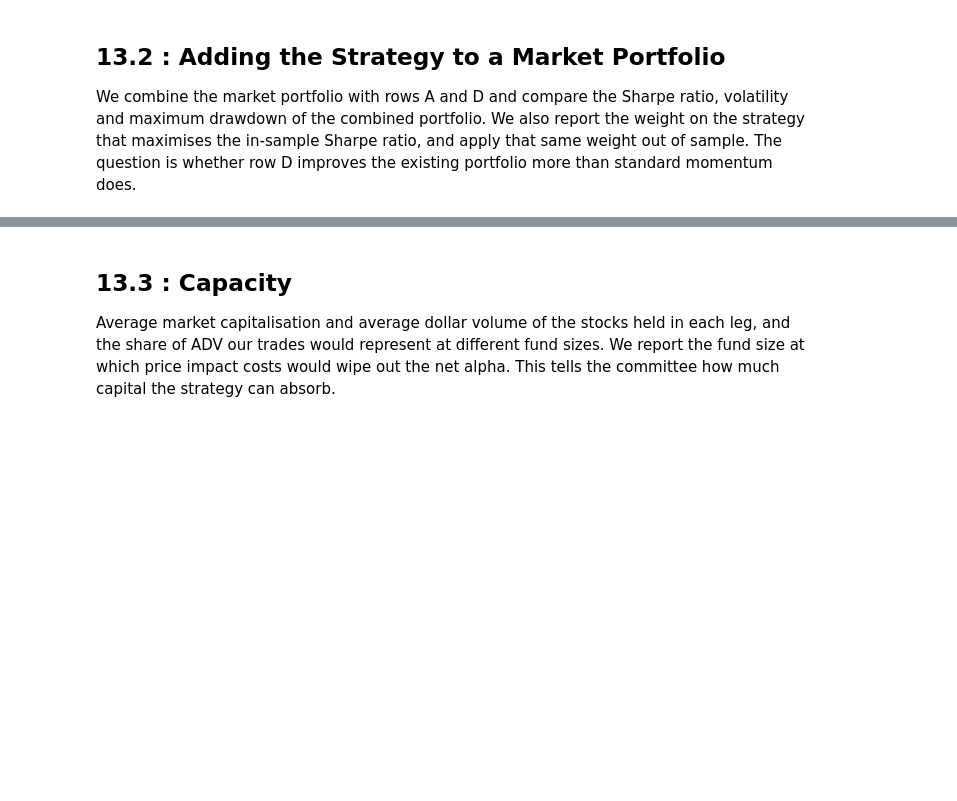
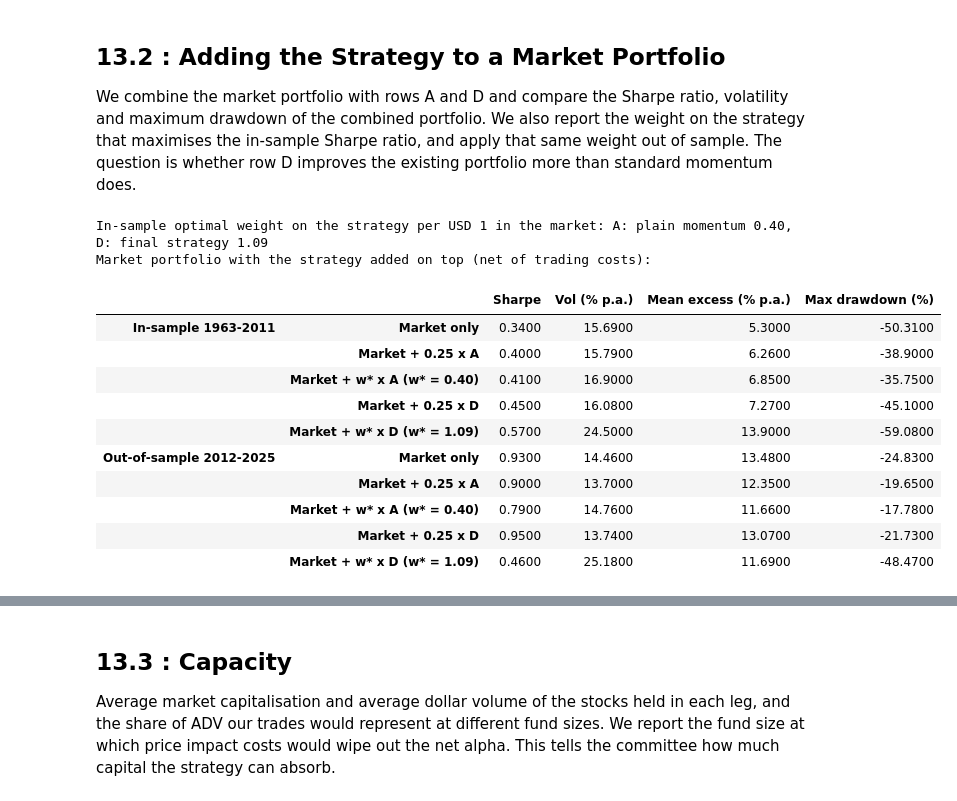
Before and after one commit to olol2/AppliedInvestments, a Jupyter notebook: Momentum_Robust_Notebook.ipynb, the cells around one changed output, grey strips where cells are left out. Saved outputs shown, nothing was run; the diff lists cells and outputs as text; code cells hidden in the pictures; blank space fills up the shorter version.

```diff
--- a/Momentum_Robust_Notebook.ipynb
+++ b/Momentum_Robust_Notebook.ipynb
@@ -3347,3 +3401,51 @@ Correlation of row D with the market, value (HML), the other Fama-French factors
 ## 13.2 : Adding the Strategy to a Market Portfolio
 
 We combine the market portfolio with rows A and D and compare the Sharpe ratio, volatility and maximum drawdown of the combined portfolio. We also report the weight on the strategy that maximises the in-sample Sharpe ratio, and apply that same weight out of sample. The question is whether row D improves the existing portfolio more than standard momentum does.
+# %%
+# 13.2 Adding the strategy to a market portfolio. Our strategy is zero-cost (100% long / 100% short), so it can
+# be added on top of a fully invested market portfolio: portfolio excess return = MKT + w x strategy (net).
+# w* = weight that maximises the in-sample Sharpe ratio (tangency portfolio of the two assets), then applied
+# unchanged out of sample. Same exercise for plain momentum (row A) as a comparison.
+def combo_stats(w, strat, start, end):
+    """Sharpe, vol and max drawdown of MKT + w x strategy (excess returns; drawdown on total return)."""
+    d = pd.concat([factors["mkt_rf"], factors["rf"], strat.rename("s")], axis=1, sort=True).loc[start:end].dropna()
+    ex = d["mkt_rf"] + w * d["s"]
+    wealth = (1 + ex + d["rf"]).cumprod()
+    return {"Sharpe": np.sqrt(12) * ex.mean() / ex.std(), "Vol (% p.a.)": 100 * np.sqrt(12) * ex.std(),
+            "Mean excess (% p.a.)": 1200 * ex.mean(), "Max drawdown (%)": 100 * (wealth / wealth.cummax() - 1).min()}
+
+def tangency_weight(strat, start, end):
+    """Weight on the strategy per unit of market in the maximum-Sharpe combination (Sigma^-1 mu)."""
+    d = pd.concat([factors["mkt_rf"], strat.rename("s")], axis=1, sort=True).loc[start:end].dropna()
+    x = np.linalg.solve(d.cov().to_numpy(), d.mean().to_numpy())
+    return x[1] / x[0]
+
+w_star = {name: tangency_weight(s["net"], SAMPLE_START, IS_END) for name, s in
+          {"A: plain momentum": row_A, "D: final strategy": row_D}.items()}
+print("In-sample optimal weight on the strategy per USD 1 in the market: "
+      + ", ".join(f"{k} {v:.2f}" for k, v in w_star.items()))
+
+rows_13 = {}
+for period, (start, end) in PERIODS_11.items():
+    rows_13[(period, "Market only")] = combo_stats(0, row_D["net"], start, end)
+    for name, s in {"A: plain momentum": row_A, "D: final strategy": row_D}.items():
+        rows_13[(period, f"Market + 0.25 x {name[:1]}")] = combo_stats(0.25, s["net"], start, end)
+        rows_13[(period, f"Market + w* x {name[:1]} (w* = {w_star[name]:.2f})")] = combo_stats(w_star[name], s["net"], start, end)
+combo_13 = pd.DataFrame.from_dict(rows_13, orient="index")
+print("Market portfolio with the strategy added on top (net of trading costs):")
+display(combo_13.round(2))
+combo_13.round(4).to_csv(OUTPUT / "table_13_2_market_plus_strategy.csv")
+# %% [output]
+In-sample optimal weight on the strategy per USD 1 in the market: A: plain momentum 0.40, D: final strategy 1.09
+Market portfolio with the strategy added on top (net of trading costs):
+|  |  | Sharpe | Vol (% p.a.) | Mean excess (% p.a.) | Max drawdown (%) |
+| In-sample 1963-2011 | Market only | 0.3400 | 15.6900 | 5.3000 | -50.3100 |
+|  | Market + 0.25 x A | 0.4000 | 15.7900 | 6.2600 | -38.9000 |
+|  | Market + w* x A (w* = 0.40) | 0.4100 | 16.9000 | 6.8500 | -35.7500 |
+|  | Market + 0.25 x D | 0.4500 | 16.0800 | 7.2700 | -45.1000 |
+|  | Market + w* x D (w* = 1.09) | 0.5700 | 24.5000 | 13.9000 | -59.0800 |
+| Out-of-sample 2012-2025 | Market only | 0.9300 | 14.4600 | 13.4800 | -24.8300 |
+|  | Market + 0.25 x A | 0.9000 | 13.7000 | 12.3500 | -19.6500 |
+|  | Market + w* x A (w* = 0.40) | 0.7900 | 14.7600 | 11.6600 | -17.7800 |
+|  | Market + 0.25 x D | 0.9500 | 13.7400 | 13.0700 | -21.7300 |
+|  | Market + w* x D (w* = 1.09) | 0.4600 | 25.1800 | 11.6900 | -48.4700 |
```
Also changed, not shown: parts of 24 cells of this notebook, 6 other files.
